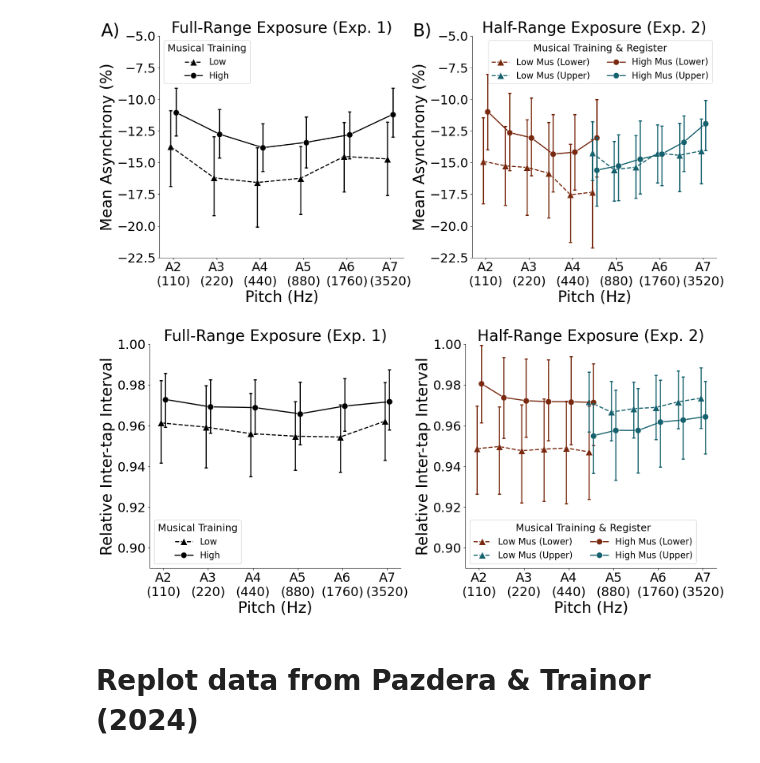
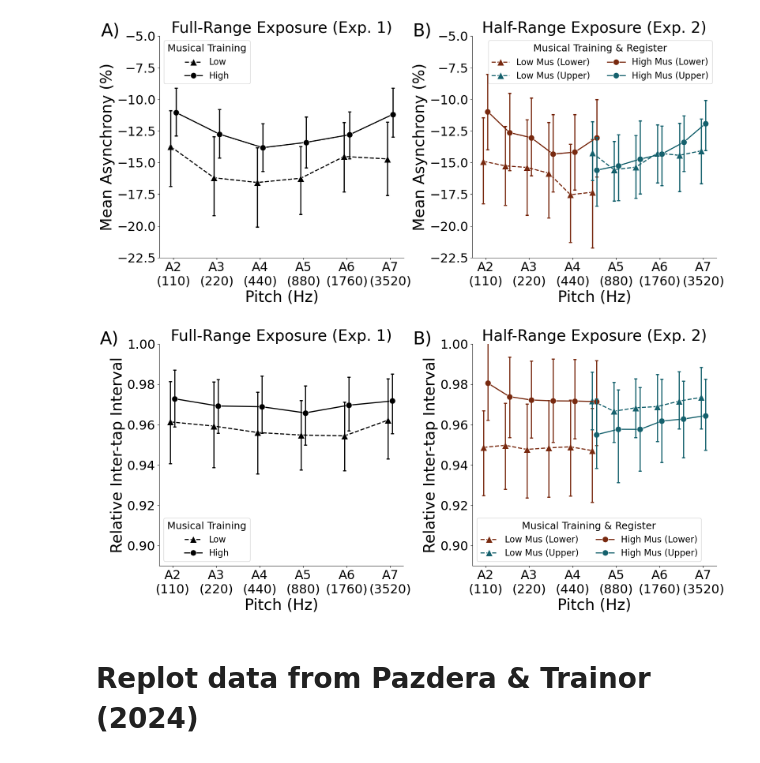
Before and after one commit to jpazdera/IllusoryMotor, a Jupyter notebook: analysis/Combined Analysis.ipynb, the cells around one changed output. Drawn from its saved outputs; the diff is of its cells as text; code cells hidden in the pictures.

```diff
--- a/analysis/Combined Analysis.ipynb
+++ b/analysis/Combined Analysis.ipynb
@@ -536,7 +536,7 @@ sns.lineplot(x=d.pitch+.6, y='rel_iti', data=d, color=text_color, ls='-', marker
              err_style='bars', err_kws=dict(capsize=3, lw=2, capthick=2), label= 'High')
 
 # Formatting
-#plt.text(27, 1, 'A)', fontsize=32)
+plt.text(25, 1, 'A)', fontsize=32)
 plt.title('Full-Range Exposure (Exp. 1)')
 plt.legend(title='Musical Training')
 plt.xlabel('Pitch (Hz)')
@@ -549,35 +549,35 @@ plt.subplot(122)
 
 # Plot data
 d = iti_means_mus[(iti_means_mus.register=='L') & ~iti_means_mus.highmus]
 sns.lineplot(x=d.pitch-.6, y='rel_iti', data=d, color=color1, ls='--', marker='^', ms=13, lw=2,
              err_style='bars', err_kws=dict(capsize=3, lw=2, capthick=2), label='Low Mus (Lower)')
 d = iti_means_mus[(iti_means_mus.register=='U') & ~iti_means_mus.highmus]
 sns.lineplot(x=d.pitch-.6, y='rel_iti', data=d, color=color2, ls='--', marker='^', ms=13,  lw=2,
              err_style='bars', err_kws=dict(capsize=3, lw=2, capthick=2), label='Low Mus (Upper)')
 
 d = iti_means_mus[(iti_means_mus.register=='L') & iti_means_mus.highmus]
 sns.lineplot(x=d.pitch+.6, y='rel_iti', data=d, color=color1, ls='-', marker='o', ms=11, lw=2,
              err_style='bars', err_kws=dict(capsize=3, lw=2, capthick=2), label='High Mus (Lower)')
 d = iti_means_mus[(iti_means_mus.register=='U') & iti_means_mus.highmus]
 sns.lineplot(x=d.pitch+.6, y='rel_iti', data=d, color=color2, ls='-', marker='o', ms=11, lw=2,
              err_style='bars', err_kws=dict(capsize=3, lw=2, capthick=2), label='High Mus (Upper)')
 
 # Formatting
-#plt.text(27, 1, 'B)', fontsize=32)
+plt.text(25, 1, 'B)', fontsize=32)
 plt.title('Half-Range Exposure (Exp. 2)')
 plt.legend(title='Musical Training & Register', ncol=2)
 plt.xlabel('Pitch (Hz)')
 plt.xticks(range(45, 106, 12), ['A2\n(110)', 'A3\n(220)', 'A4\n(440)', 'A5\n(880)', 'A6\n(1760)', 'A7\n(3520)'])
 plt.ylabel('Relative Inter-tap Interval')
 plt.ylim(.89, 1)
 
 
 plt.gcf().set_size_inches(16, 7.5)
 plt.tight_layout()
 plt.savefig(FIGURE_PATH + 'rel_iti_mus.svg')
 plt.savefig(FIGURE_PATH + 'rel_iti_mus.pdf')
 # %% [output]
-[figure, old version]
+[figure, new version]
 # %% [markdown]
 # Replot data from Pazdera & Trainor (2024)
 # %%
```
Also changed, not shown: 2 other files.
